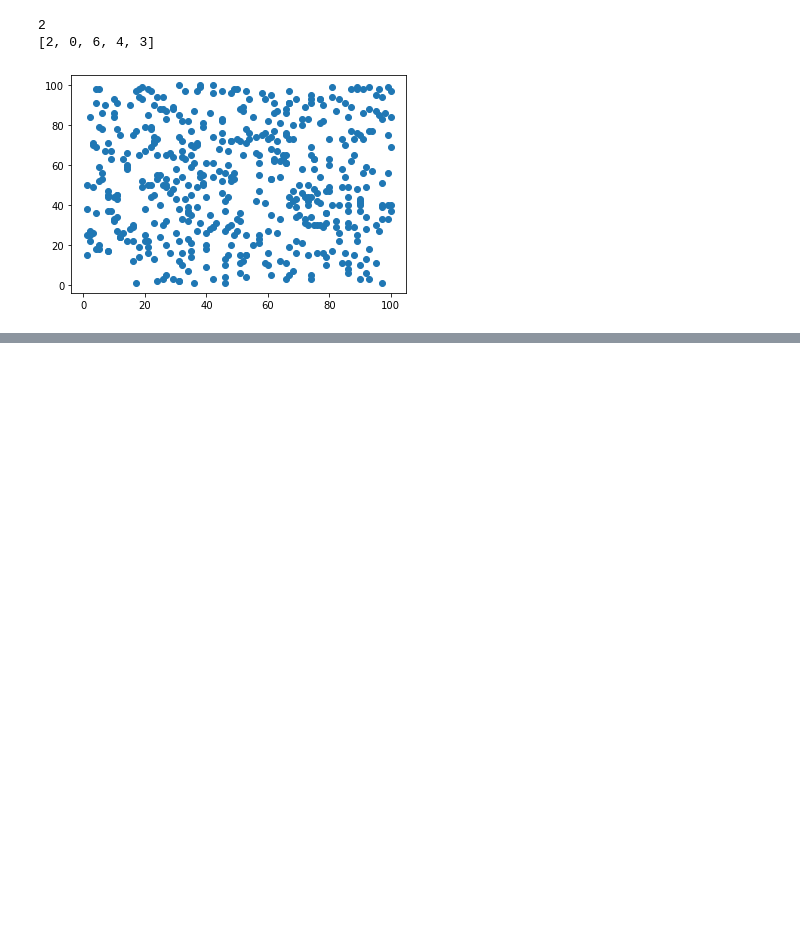
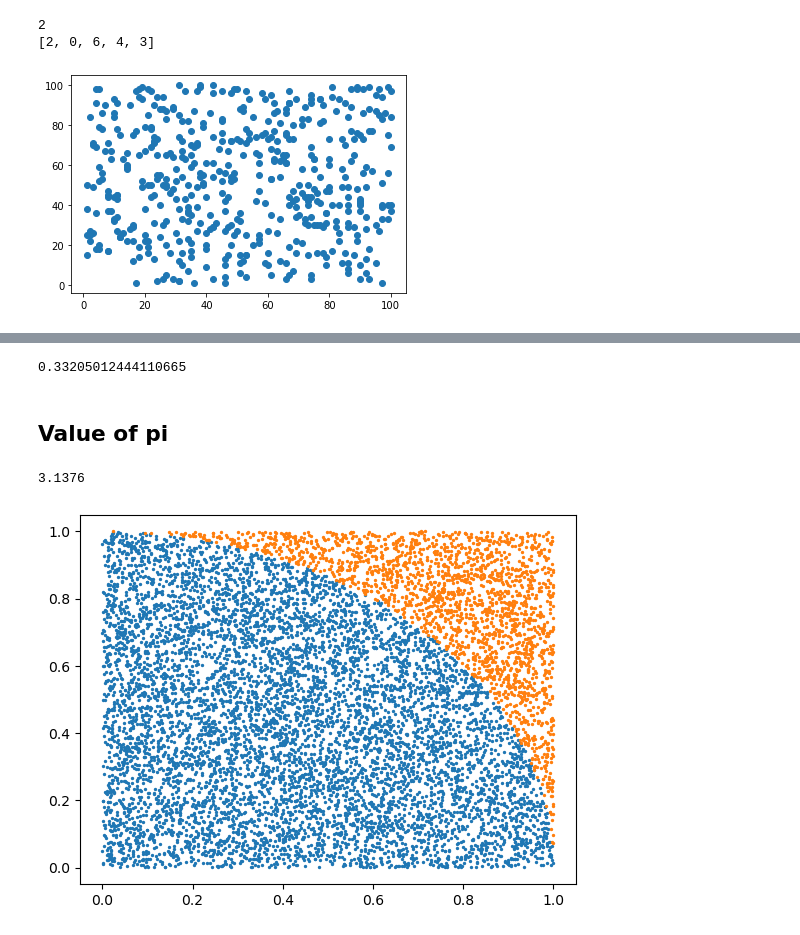
Before and after one commit to navgaur/Mathematical-Physics-I, a Jupyter notebook: Intro Python 1.ipynb, the cells around one changed output, grey strips where cells are left out. Cells and saved outputs as stored; diff of their text form; code cells hidden in the pictures; blank space fills up the shorter version.

```diff
--- a/Intro Python 1.ipynb
+++ b/Intro Python 1.ipynb
@@ -714,0 +756,56 @@ plt.show()
+# %%
+import random
+
+# function definition goes here
+def f(x):
+  # return function value
+    return x**2
+
+
+# set x_min, x_max, y_min and y_max for integral interval
+total = 0.0
+x_min, x_max = 0, 1
+y_min, y_max = 0, 1
+
+n = 100000
+
+# n is the number of points used in Monte Carlo integration
+for i in range(n):
+  x = random.uniform(x_min, x_max)
+#  y = random.uniform(y_min, y_max)
+  total += f(x)
+
+# estimated integral value
+est = (1.0/n * total)*((x_max-x_min))
+print(est)
+# %% [output]
+0.33205012444110665
+# %% [markdown]
+## Value of pi
+# %%
+import random
+import math
+import matplotlib.pyplot as plt
+
+N = 10000
+I = 0
+xx_in,yy_in = [],[]
+xx_out,yy_out = [],[]
+for i in range(N):
+    x = random.uniform(0,1)
+    y = random.uniform(0,1)
+    r = math.sqrt(x**2 + y**2)
+    if r < 1:
+        I += 1
+        xx_in.append(x)
+        yy_in.append(y)
+    else:
+        xx_out.append(x)
+        yy_out.append(y)
+print(4*I/N)
+plt.scatter(xx_in,yy_in,s=2)
+plt.scatter(xx_out,yy_out,s=2)
+plt.show()
+# %% [output]
+3.1376
+[figure, added]
```
Also changed, not shown: parts of 7 cells of this notebook.
